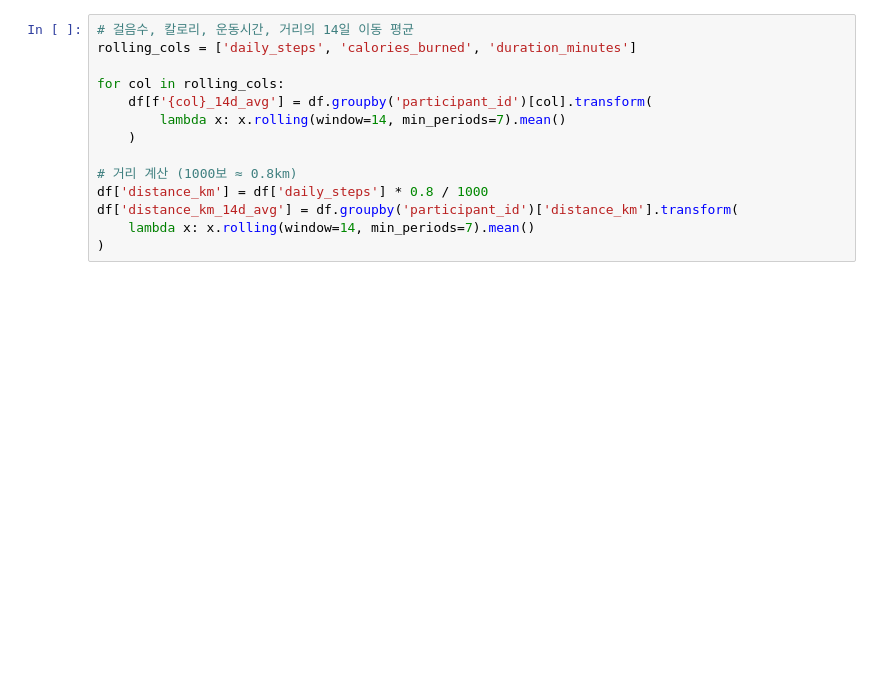
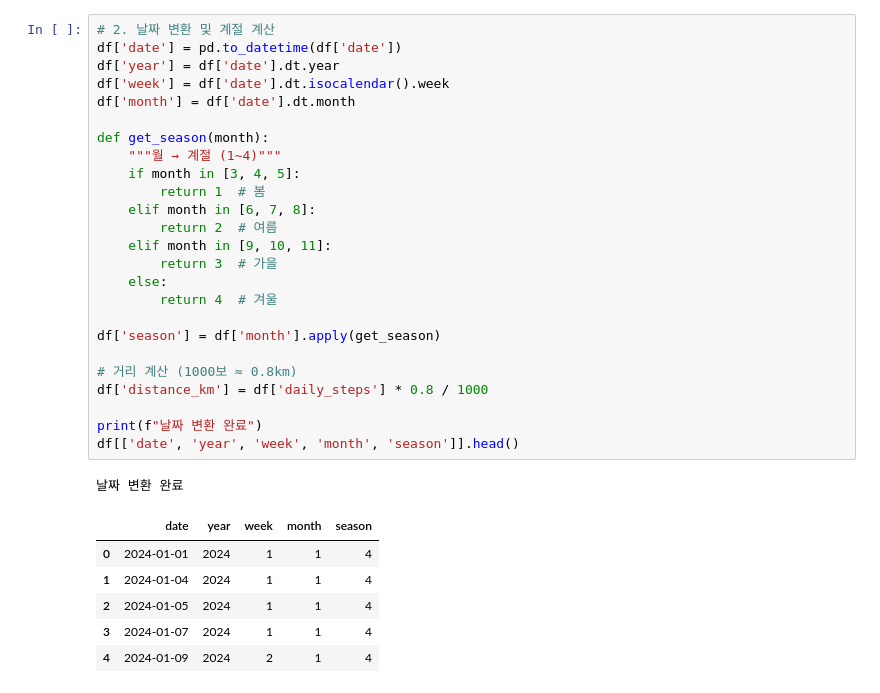
Before and after one commit to 0324skdus/ssafy-final-LinkCare, a Jupyter notebook: AI/notebooks/02_feature_engineering.ipynb, the cells around one changed output. Drawn from its saved outputs; the diff is of its cells as text; blank space fills up the shorter version.

```diff
--- a/AI/notebooks/02_feature_engineering.ipynb
+++ b/AI/notebooks/02_feature_engineering.ipynb
@@ -22,15 +43,34 @@ df['group_id'] = df['participant_id'].map(group_mapping)
 # %%
-# 걸음수, 칼로리, 운동시간, 거리의 14일 이동 평균
-rolling_cols = ['daily_steps', 'calories_burned', 'duration_minutes']
+# 2. 날짜 변환 및 계절 계산
+df['date'] = pd.to_datetime(df['date'])
+df['year'] = df['date'].dt.year
+df['week'] = df['date'].dt.isocalendar().week
+df['month'] = df['date'].dt.month
 
-for col in rolling_cols:
-    df[f'{col}_14d_avg'] = df.groupby('participant_id')[col].transform(
-        lambda x: x.rolling(window=14, min_periods=7).mean()
-    )
+def get_season(month):
+    """월 → 계절 (1~4)"""
+    if month in [3, 4, 5]:
+        return 1  # 봄
+    elif month in [6, 7, 8]:
+        return 2  # 여름
+    elif month in [9, 10, 11]:
+        return 3  # 가을
+    else:
+        return 4  # 겨울
+
+df['season'] = df['month'].apply(get_season)
 
 # 거리 계산 (1000보 ≈ 0.8km)
 df['distance_km'] = df['daily_steps'] * 0.8 / 1000
-df['distance_km_14d_avg'] = df.groupby('participant_id')['distance_km'].transform(
-    lambda x: x.rolling(window=14, min_periods=7).mean()
-)
+
+print(f"날짜 변환 완료")
+df[['date', 'year', 'week', 'month', 'season']].head()
+# %% [output]
+날짜 변환 완료
+|  | date | year | week | month | season |
+| 0 | 2024-01-01 | 2024 | 1 | 1 | 4 |
+| 1 | 2024-01-04 | 2024 | 1 | 1 | 4 |
+| 2 | 2024-01-05 | 2024 | 1 | 1 | 4 |
+| 3 | 2024-01-07 | 2024 | 1 | 1 | 4 |
+| 4 | 2024-01-09 | 2024 | 2 | 1 | 4 |
 # %%
```
Also changed, not shown: parts of 11 cells of this notebook, 12 other files.
